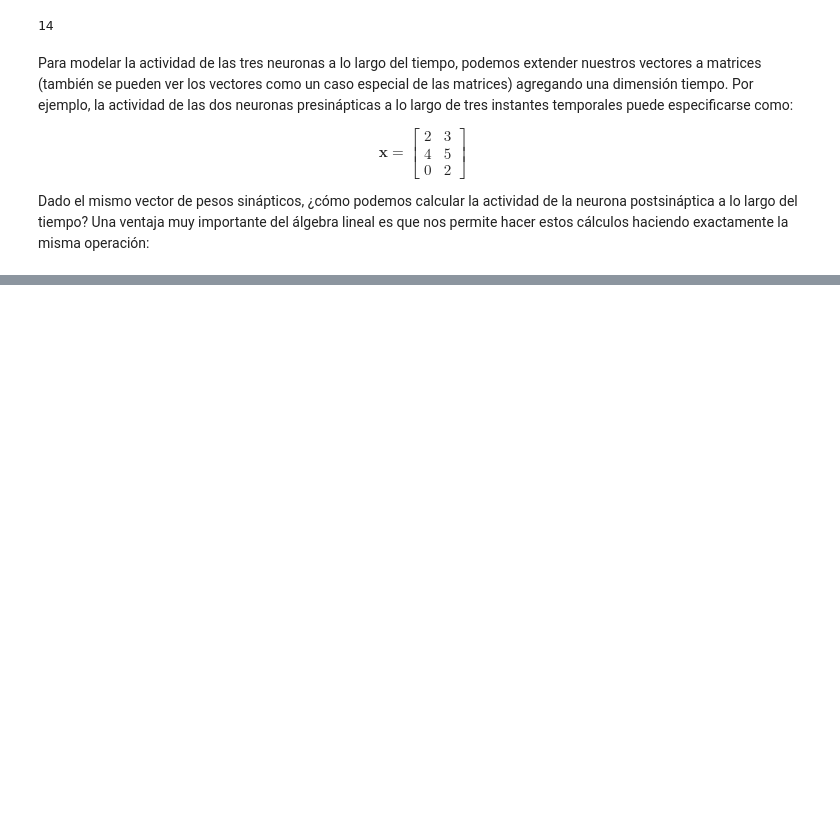
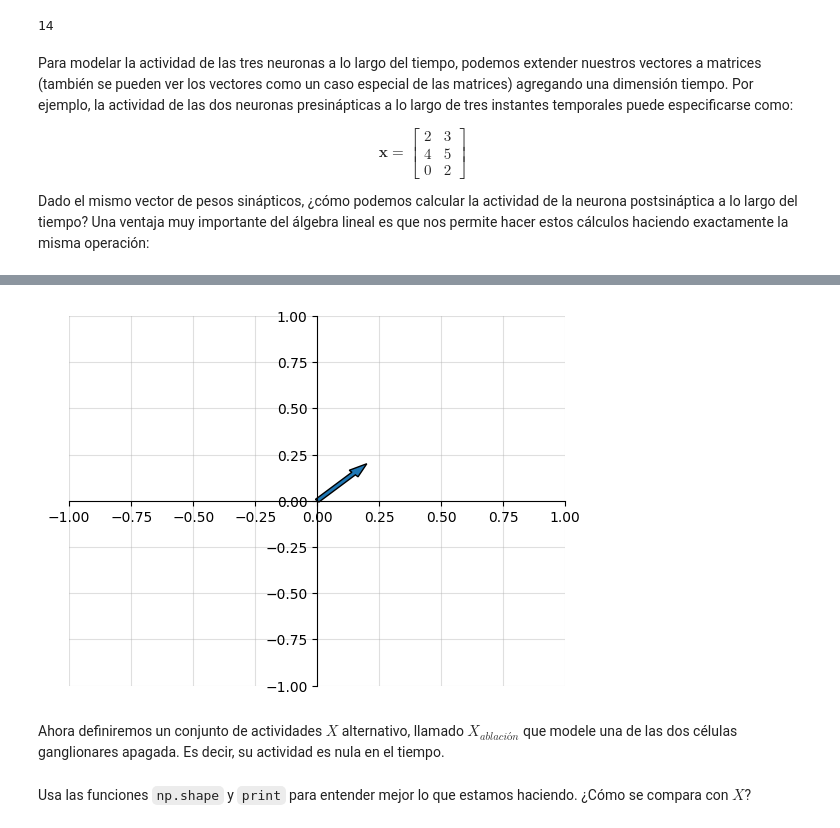
Before and after one commit to MaestriaCienciasCognitivas/ncc, a Jupyter notebook: book/notebooks/S4_Cuaderno4.ipynb, the cells around one changed output, grey strips where cells are left out. Cells and saved outputs as stored; diff of their text form; code cells hidden in the pictures; blank space fills up the shorter version.

```diff
--- a/book/notebooks/S4_Cuaderno4.ipynb
+++ b/book/notebooks/S4_Cuaderno4.ipynb
@@ -626,0 +547,7 @@ for i in range(n):
+# %%
+w = np.array([0.2, 0.2])
+visualizar_vector(w, lim=1)
+# %% [output]
+[figure, added]
+# %% [markdown]
+Ahora definiremos un conjunto de actividades $X$ alternativo, llamado $X_{ablación}$ que modele una de las dos células ganglionares apagada. Es decir, su actividad es nula en el tiempo.
@@ -626,0 +557,2 @@ for i in range(n):
+# %% [markdown]
+Usa las funciones `np.shape` y `print` para entender mejor lo que estamos haciendo. ¿Cómo se compara con $X$?
```
Also changed, not shown: parts of 50 cells of this notebook.
